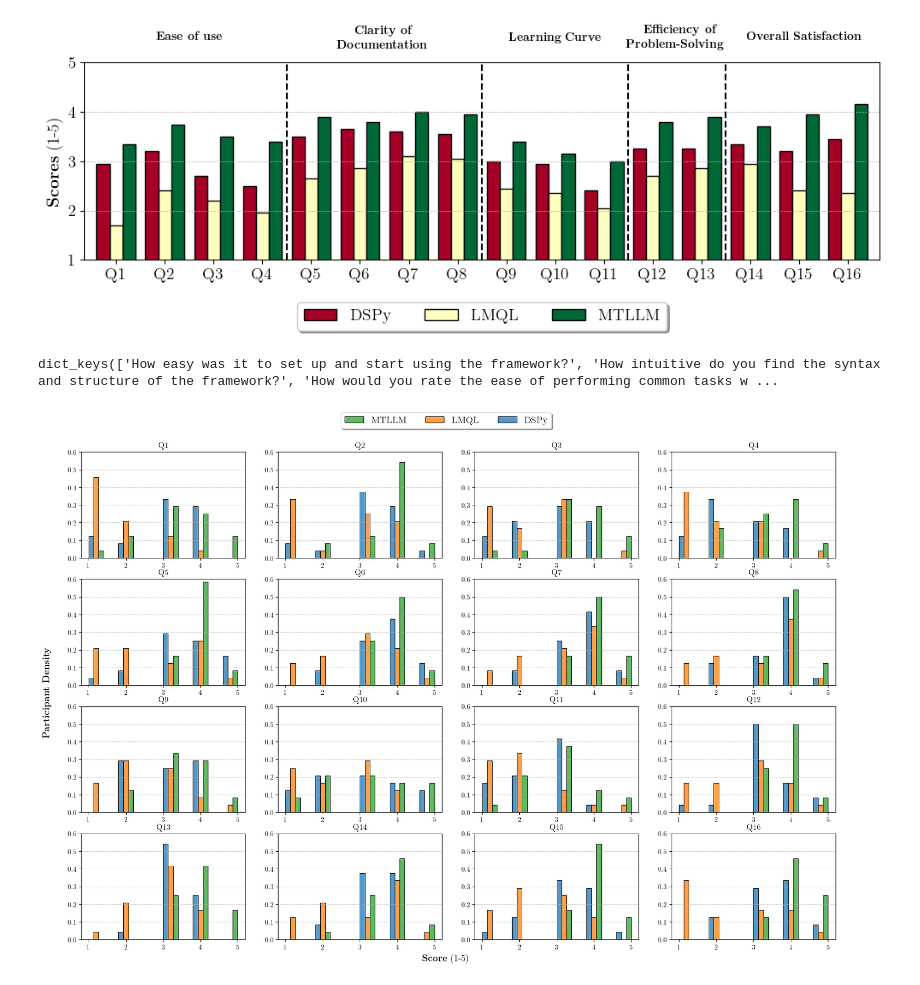
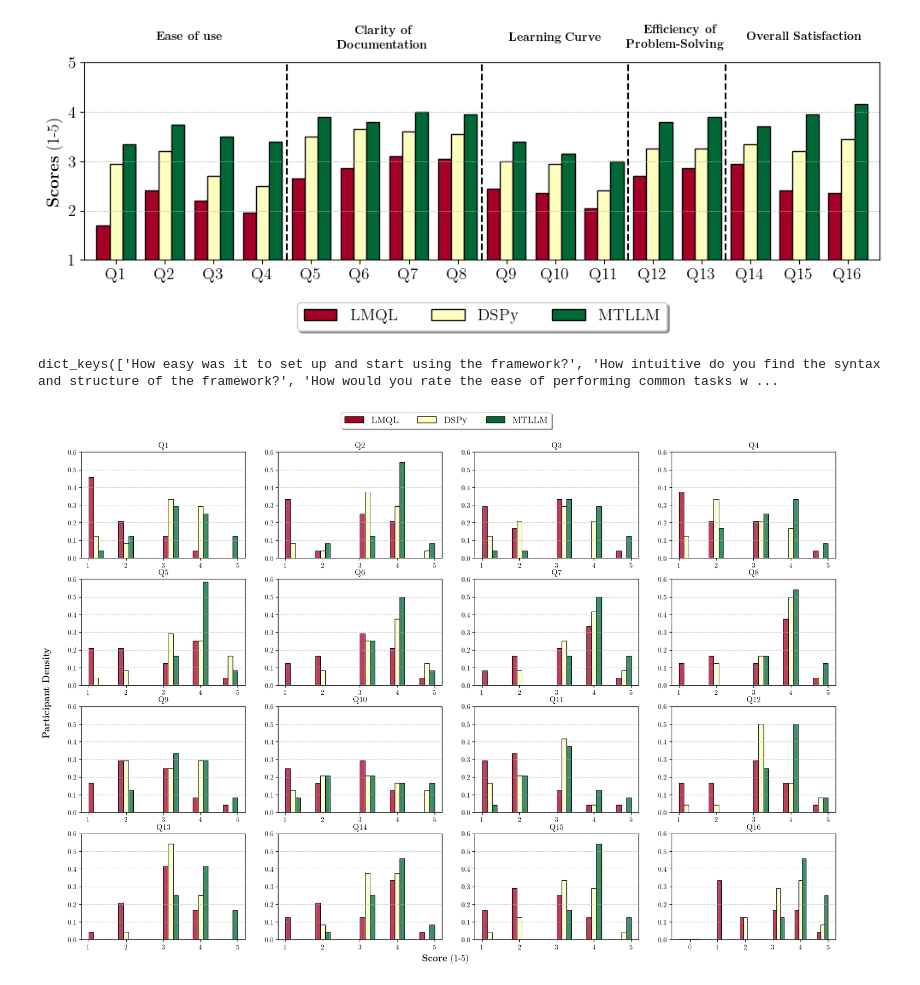
Before and after one commit to Jaseci-Labs/mtllm-evaluation, a Jupyter notebook: usabiity study/data.ipynb, the cells around one changed output. Cells and saved outputs as stored; diff of their text form; code cells hidden in the pictures.

Commit message:
Graph plooting for paper for accuracy data

```diff
--- a/usabiity study/data.ipynb
+++ b/usabiity study/data.ipynb
@@ -25,3 +25,6 @@ for key in keys:
             if question not in questions.keys():
                 questions[question] = pd.DataFrame()
             questions[question][framework] = (((data.map(lambda x: x[0] if isinstance(x, str) else x))[key]).astype(int))
+
+for question in questions.keys():
+    questions[question] = questions[question][['[LMQL]','[DSPy]','[MTLLM]']]
@@ -54,7 +57,7 @@ for question, df in questions.items():
     # questions_avg['Q'+str(i)].rename(columns={'[DSPy]':'DSPy', '[LMQL]':'LMQL', '[MTLLM]':'MTLLM'}, inplace=True)
     i += 1
 
-questions_avg = pd.DataFrame(questions_avg, index=['DSPy', 'LMQL', 'MTLLM']).T
+questions_avg = pd.DataFrame(questions_avg, index=['LMQL','DSPy', 'MTLLM']).T
 
 questions_avg
 # %% [output]
@@ -121,7 +124,7 @@ plt.grid(axis='y',linestyle='--', linewidth=0.5)
 plt.savefig('user_study_questionnaire_summary.png', dpi=300, bbox_inches='tight')
 plt.show()
 # %% [output]
-[figure, old version]
+[figure, new version]
 # %%
 # fig = plt.plot(figsize=(10, 3))
 # for i,task in enumerate(questions_avg.keys()):
@@ -156,31 +159,35 @@ dict_keys(['How easy was it to set up and start using the framework?', 'How intu
 # %%
 fig, axes = plt.subplots(4, 4, figsize=(20, 13))
 Q = np.array(list(questions.keys())).reshape(4, 4)
+colors = [plt.cm.RdYlGn(0.0), plt.cm.RdYlGn(0.5), plt.cm.RdYlGn(1.0)]
 k = 1
 for i in range(0,4):
     for j in range(0,4):
         data_set = questions[Q[i,j]]
-        histplot = sns.histplot(pd.melt(data_set, value_name='values', var_name='framework'), x='values', hue='framework',bins=10, stat="density", multiple="dodge",ax=axes[i,j])
+        # print(pd.melt(data_set,value_name='values', var_name='framework'))
+        histplot = sns.histplot(pd.melt(data_set,value_name='values', var_name='framework'), x='values', palette = colors,hue='framework',bins=10, stat="density", multiple="dodge",ax=axes[i,j])
         axes[i,j].legend().remove()
         axes[i,j].set_xlabel('')
         axes[i,j].set_ylabel('')
         # sns.histplot(data_set['[DSPy]'],kde=True, stat='density', bins=10, color='red', label='DSPy', alpha=0.5, multiple="dodge")
         # sns.histplot(data_set['[MTLLM]'],kde=True, stat='density', bins=10, color='green', label='MTLLM', alpha=0.5, multiple="dodge")
         # sns.histplot(data_set['[LMQL]'],kde=True, stat='density', bins=10, color='blue', label='LMQL', alpha=0.5, multiple="dodge")
         axes[i,j].set_title('Q'+str(k))
         axes[i,j].set_ylim(0,0.6)
         axes[i,j].grid(axis='y',linestyle='--', linewidth=0.5)
         k += 1
         # axes[i].xlabel('Rating out of 5')
         # axes[i].ylabel('Density')
         # legend = axes[i].get_legend()
         # print(legend.legend_handles)
         # plt.legend(legend.legend_handles, ['DSPy','LMQL', 'MTLLM'], title='Framework', loc='upper right')
         # plt.tight_layout()
 fig.text(0.09, 0.5, r"\textbf{Participant Density}", ha='center', va='center', rotation='vertical', fontsize=14)
 fig.text(0.5, 0.08, r'\textbf{Score} (1-5)', ha='center', va='center', fontsize=14)
-fig.legend(['MTLLM','LMQL','DSPy'],loc='upper center',shadow=True, fontsize=14, bbox_to_anchor=(0.5, 0.95), ncol=3)
+frameworks = ['LMQL', 'DSPy', 'MTLLM']
+legend_handles = [plt.bar([0], [0], color=colors[i], lw=1, edgecolor='black') for i in range(len(frameworks))]
+fig.legend(legend_handles,frameworks,loc='upper center',shadow=True, fontsize=14, bbox_to_anchor=(0.5, 0.95), ncol=3)
 plt.savefig('user_study_questionnaire_distribution.png', dpi=300, bbox_inches='tight')
 plt.show()
 # %% [output]
-[figure, old version]
+[figure, new version]
```
Also changed, not shown: parts of 3 cells of this notebook, 6 other files.
